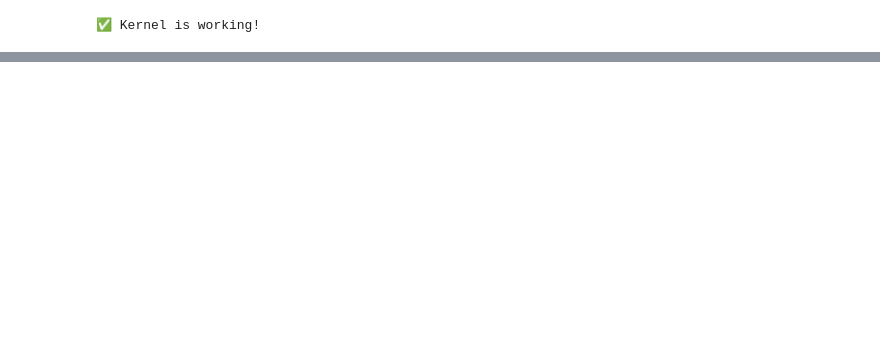
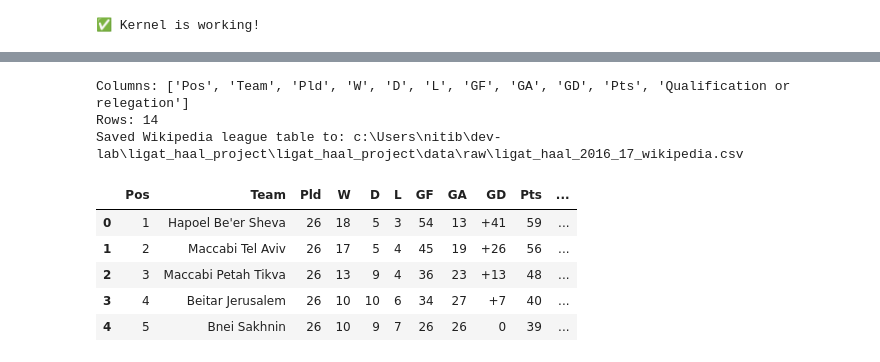
Before and after one commit to Nitaybenadmon123/ligat_haal_project, a Jupyter notebook: ligat_haal_project/notebooks/ligat_haal_project_refactored.ipynb, the cells around one changed output, grey strips where cells are left out. Cells and saved outputs as stored; diff of their text form; code cells hidden in the pictures; blank space fills up the shorter version.

```diff
--- a/ligat_haal_project/notebooks/ligat_haal_project_refactored.ipynb
+++ b/ligat_haal_project/notebooks/ligat_haal_project_refactored.ipynb
@@ -262,0 +838,39 @@ print("✅ Kernel is working!")
+# %%
+# Scrape 2016/17 Ligat Ha'al league table from Wikipedia and save as CSV
+# Use requests with a browser User-Agent to avoid HTTP 403 from the site
+import re
+
+url = "https://en.wikipedia.org/wiki/2016%E2%80%9317_Israeli_Premier_League"
+resp = requests.get(url, headers={"User-Agent": "Mozilla/5.0 (Windows NT 10.0; Win64; x64) AppleWebKit/537.36 (KHTML, like Gecko) Chrome/117 Safari/537.36"}, timeout=30)
+resp.raise_for_status()
+
+tables = pd.read_html(resp.text)
+
+# Find the main league table (usually the first or second table)
+def find_league_table(tables):
+    for df in tables:
+        # Look for columns typical of league tables
+        cols = [c.lower() for c in df.columns.astype(str)]
+        if any(re.search(r"team|club", c) for c in cols) and any(re.search(r"pts|points", c) for c in cols):
+            return df
+    return tables[0]  # fallback
+
+league_df = find_league_table(tables)
+print("Columns:", league_df.columns.tolist())
+print("Rows:", len(league_df))
+
+# Save to CSV in data/raw/
+csv_path = Path(DATA_DIR) / "ligat_haal_2016_17_wikipedia.csv"
+league_df.to_csv(csv_path, index=False, encoding="utf-8-sig")
+print(f"Saved Wikipedia league table to: {csv_path}")
+league_df.head()
+# %% [output]
+Columns: ['Pos', 'Team', 'Pld', 'W', 'D', 'L', 'GF', 'GA', 'GD', 'Pts', 'Qualification or relegation']
+Rows: 14
+Saved Wikipedia league table to: c:\Users\nitib\dev-lab\ligat_haal_project\ligat_haal_project\data\raw\ligat_haal_2016_17_wikipedia.csv
+|  | Pos | Team | Pld | W | D | L | GF | GA | GD | Pts | ... |
+| 0 | 1 | Hapoel Be'er Sheva | 26 | 18 | 5 | 3 | 54 | 13 | +41 | 59 | ... |
+| 1 | 2 | Maccabi Tel Aviv | 26 | 17 | 5 | 4 | 45 | 19 | +26 | 56 | ... |
+| 2 | 3 | Maccabi Petah Tikva | 26 | 13 | 9 | 4 | 36 | 23 | +13 | 48 | ... |
+| 3 | 4 | Beitar Jerusalem | 26 | 10 | 10 | 6 | 34 | 27 | +7 | 40 | ... |
+| 4 | 5 | Bnei Sakhnin | 26 | 10 | 9 | 7 | 26 | 26 | 0 | 39 | ... |
```
Also changed, not shown: parts of 25 cells of this notebook.
